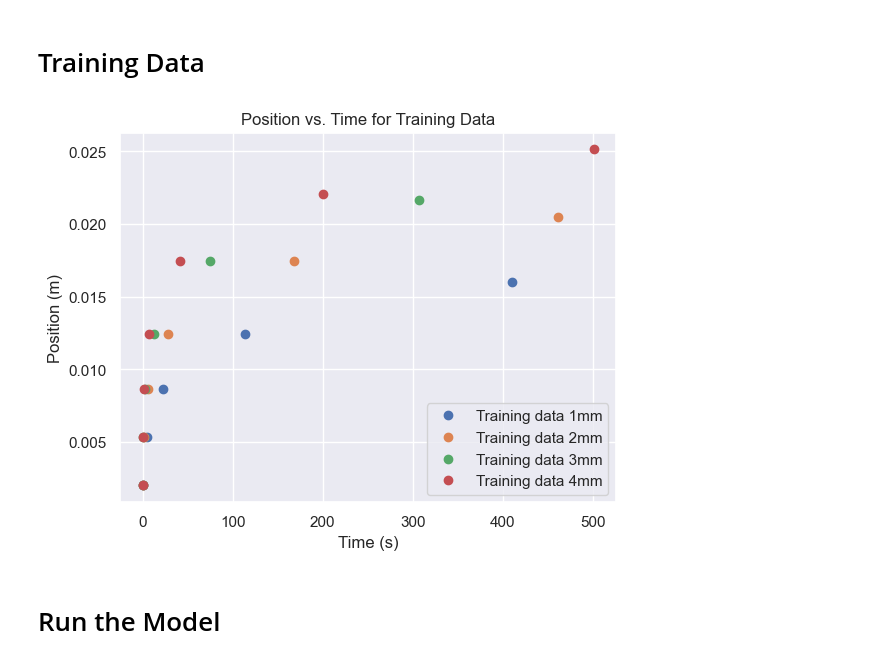
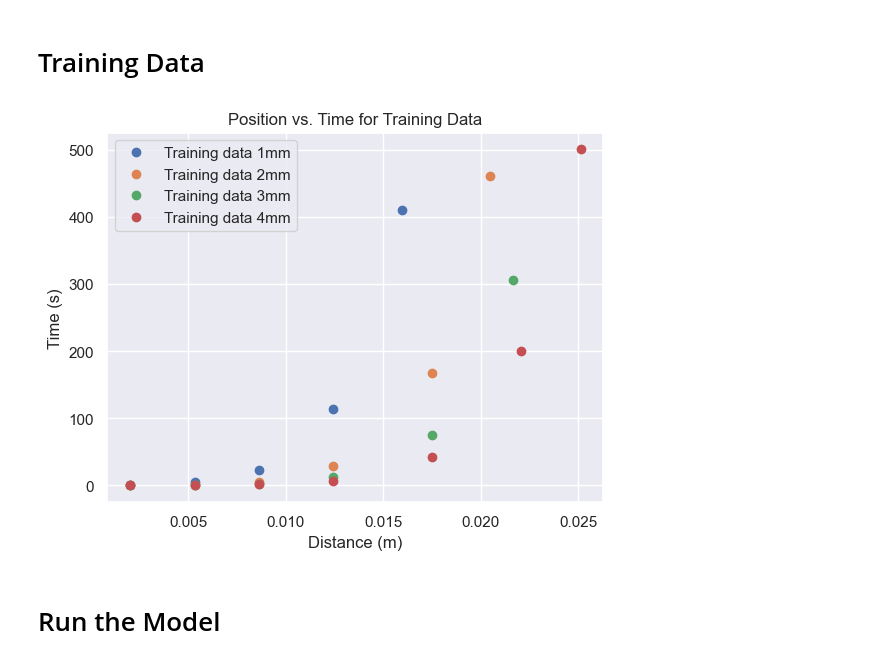
Before and after one commit to rahavdayan/pinns-model, a Jupyter notebook: src/ferrofluid/ferrofluid.ipynb, the cells around one changed output. Drawn from its saved outputs; the diff is of its cells as text; code cells hidden in the pictures.

```diff
--- a/src/ferrofluid/ferrofluid.ipynb
+++ b/src/ferrofluid/ferrofluid.ipynb
@@ -19,25 +19,25 @@ np.random.seed(10)
 # %%
 # Grab training data
 dim_data = grab_training_data()
 
 # Define legends for dimensionalized data
 dim_legend = ['Training data 1mm', 'Training data 2mm', 'Training data 3mm', 'Training data 4mm']
 
 # Functions to plot dimensionalized and nondimensionalized data
 def plot_dim_data(show=True):
     for i in range(0, len(dim_data)):
-        plt.plot(dim_data[i]['TIME'], dim_data[i]['DISTANCE'], 'o')
+        plt.plot(dim_data[i]['DISTANCE'], dim_data[i]['TIME'], 'o')
     plt.legend(dim_legend)
-    plt.ylabel('Position (m)')
-    plt.xlabel('Time (s)')
+    plt.ylabel('Time (s)')
+    plt.xlabel('Distance (m)')
     plt.title('Position vs. Time for Training Data')
     if show:
         plt.show()
 
 # Plot dimensionalized training data
 plot_dim_data()
 # %% [output]
-[figure, old version]
+[figure, new version]
 # %% [markdown]
 # Run the Model
 # %%
```
Also changed, not shown: parts of 3 cells of this notebook, 2 other files.
